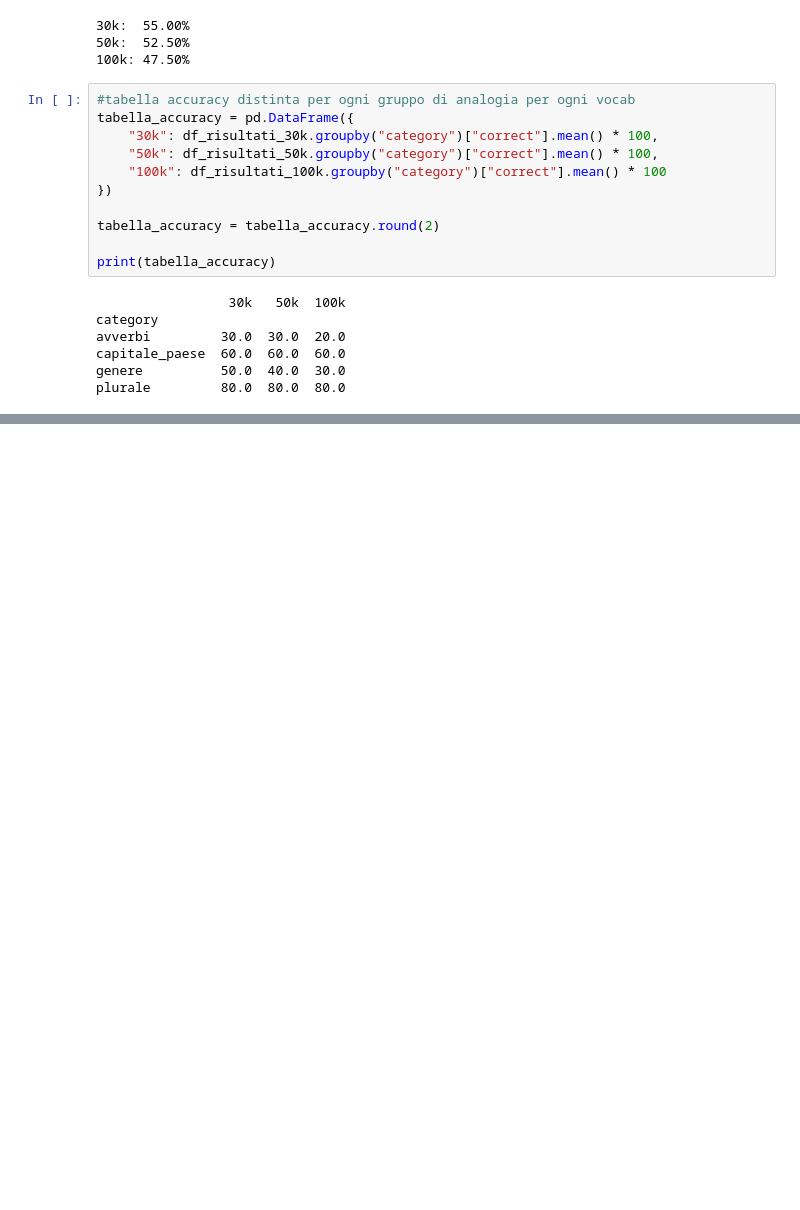
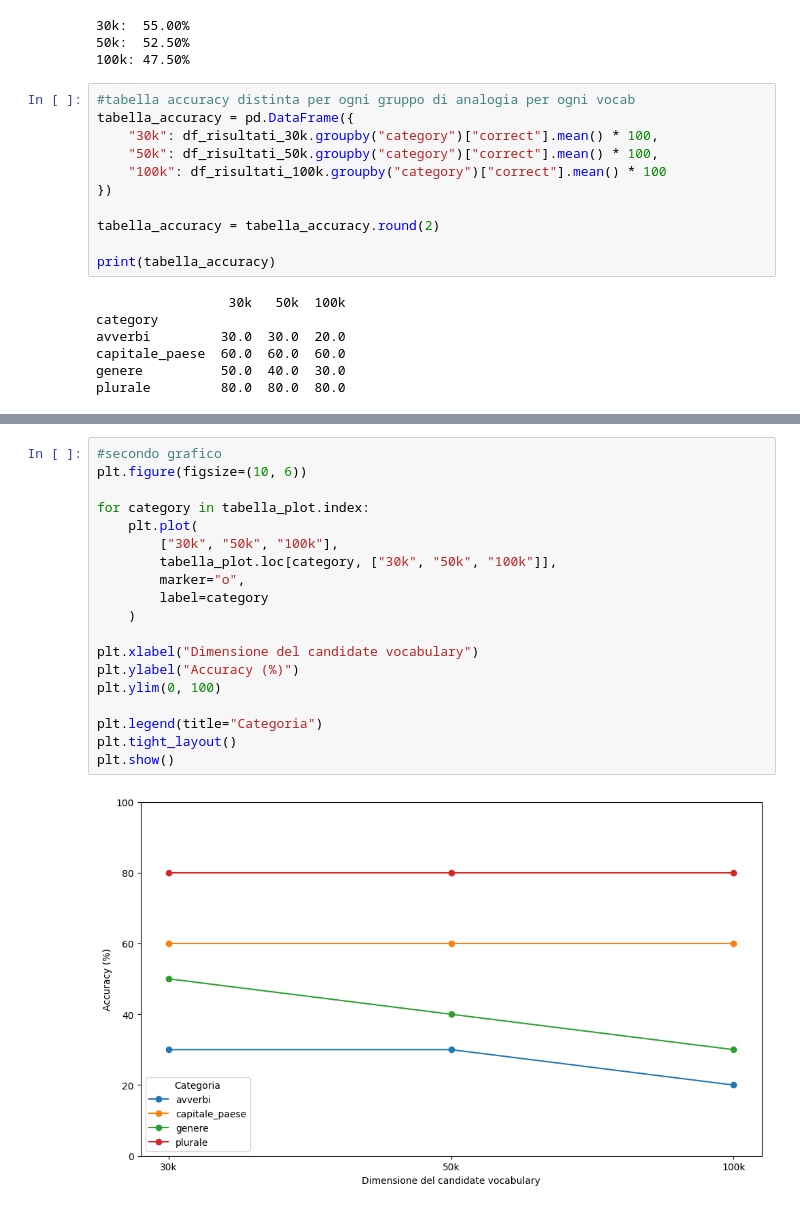
Before and after one commit to MarcoBuonanno/Tesi_2025-26-La-Geometria-degli-Embedding-di-un-LLm, a Jupyter notebook: Esercizio_3/Es3_tesi.ipynb, the cells around one changed output, grey strips where cells are left out. Saved outputs shown, nothing was run; the diff lists cells and outputs as text; blank space fills up the shorter version.

```diff
--- a/Esercizio_3/Es3_tesi.ipynb
+++ b/Esercizio_3/Es3_tesi.ipynb
@@ -347,0 +430,21 @@ plurale         80.0  80.0  80.0
+# %%
+#secondo grafico
+plt.figure(figsize=(10, 6))
+
+for category in tabella_plot.index:
+    plt.plot(
+        ["30k", "50k", "100k"],
+        tabella_plot.loc[category, ["30k", "50k", "100k"]],
+        marker="o",
+        label=category
+    )
+
+plt.xlabel("Dimensione del candidate vocabulary")
+plt.ylabel("Accuracy (%)")
+plt.ylim(0, 100)
+
+plt.legend(title="Categoria")
+plt.tight_layout()
+plt.show()
+# %% [output]
+[figure, added]
```
Also changed, not shown: parts of 3 cells of this notebook, 2 other files.
